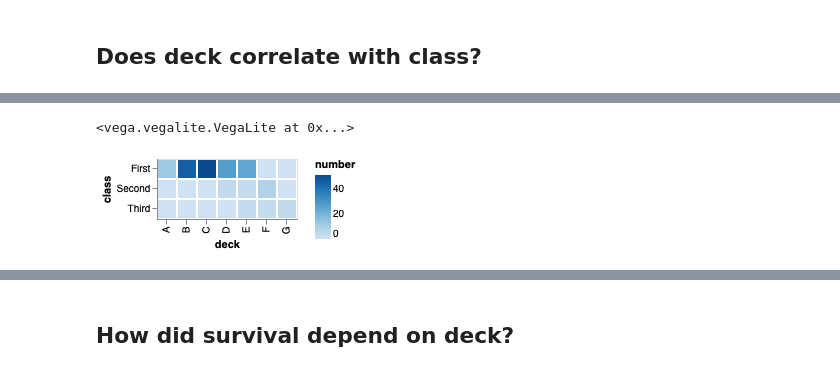
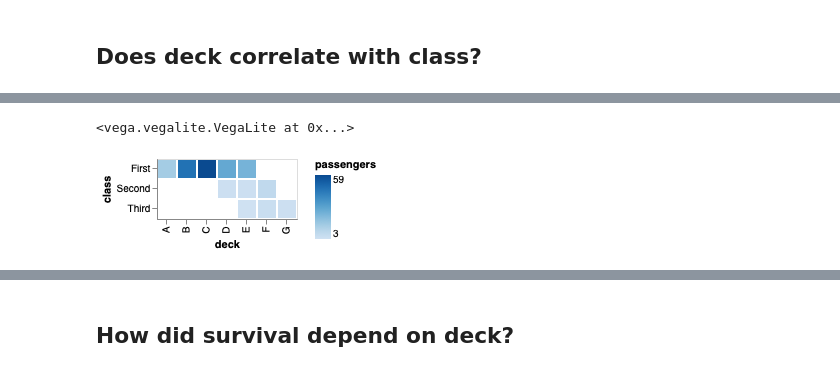
Before and after one commit to hanisaf/mist5730-6380-spring2020, a Jupyter notebook: 31-warmup-sol.ipynb, the cells around one changed output, grey strips where cells are left out. Drawn from its saved outputs; the diff is of its cells as text; code cells hidden in the pictures.

```diff
--- a/31-warmup-sol.ipynb
+++ b/31-warmup-sol.ipynb
@@ -84,4 +46,5 @@ alt.Chart(df).mark_bar().encode(
 # %% [markdown]
 ## Does deck correlate with class?
 # %%
-data.groupby(['deck', 'class']).age.count().unstack('class').fillna(0)
+df=data.groupby(['deck', 'class']).survived.count().fillna(0).reset_index()
+df.columns = ['deck', 'class', 'passengers']
@@ -98,6 +50,0 @@ data.groupby(['deck', 'class']).age.count().unstack('class').fillna(0)
-# %%
-df=data.groupby(['deck', 'class']).age.count().unstack('class').fillna(0)
-df = df.stack()
-df = pd.DataFrame({'number':df})
-df = df.reset_index()
-df
@@ -117,8 +51,9 @@ df
 # %%
 alt.Chart(df).mark_bar().encode(
-    x='deck',
-    y='class',
-    color='number')
+    x = 'deck',
+    y = 'class',
+    color = 'passengers'
+)
 # %% [output]
 <vega.vegalite.VegaLite at 0x...>
-[figure, old version]
+[figure, new version]
```
Also changed, not shown: parts of 15 cells of this notebook, 1 other file.
